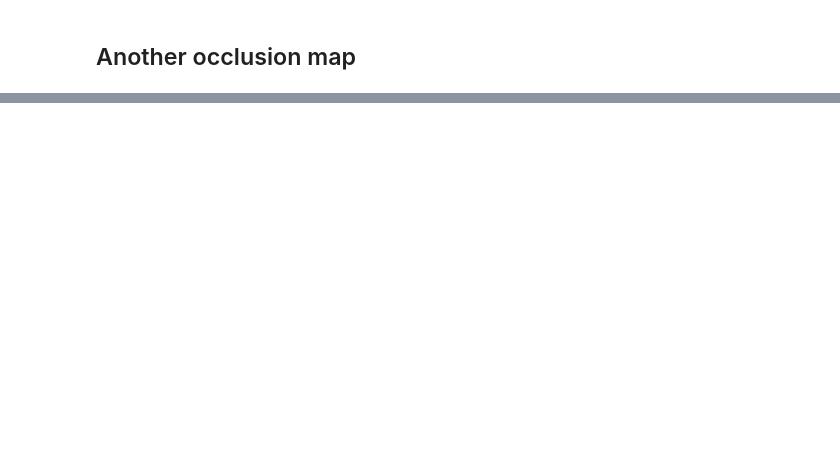
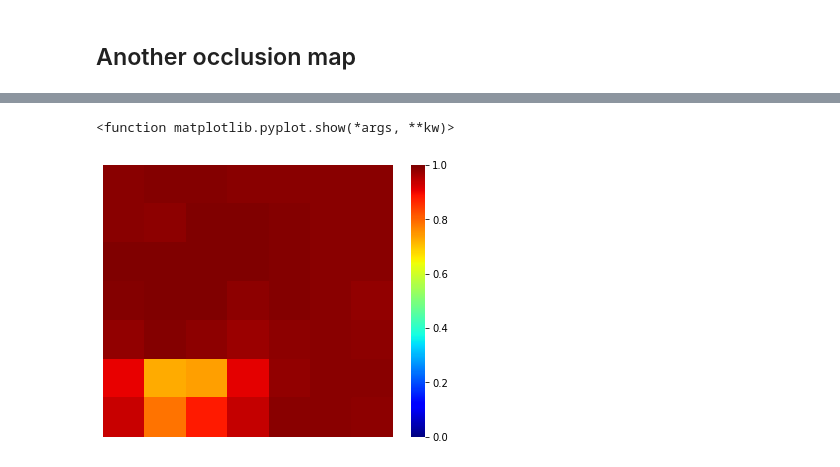
Before and after one commit to yuorky/Pure-protein-project-pytorch, a Jupyter notebook: CNN on AB-42 and alpha-syn.ipynb, the cells around one changed output, grey strips where cells are left out. Drawn from its saved outputs; the diff is of its cells as text; code cells hidden in the pictures; blank space fills up the shorter version.

```diff
--- a/CNN on AB-42 and alpha-syn.ipynb
+++ b/CNN on AB-42 and alpha-syn.ipynb
@@ -812,0 +796,8 @@ figure = imgplot.get_figure()
+# %%
+protein_2_heatmap = second_occlusion(protein_2_normal,resnet101_AB42_SYN_4,1,occluding_size=32,occluding_stride=32)
+# %%
+fig = sns.heatmap(protein_2_heatmap,xticklabels=False,yticklabels=False,cmap="jet",vmin=0,vmax=1)
+plt.show
+# %% [output]
+<function matplotlib.pyplot.show(*args, **kw)>
+[figure, added]
```
Also changed, not shown: parts of 47 cells of this notebook.
